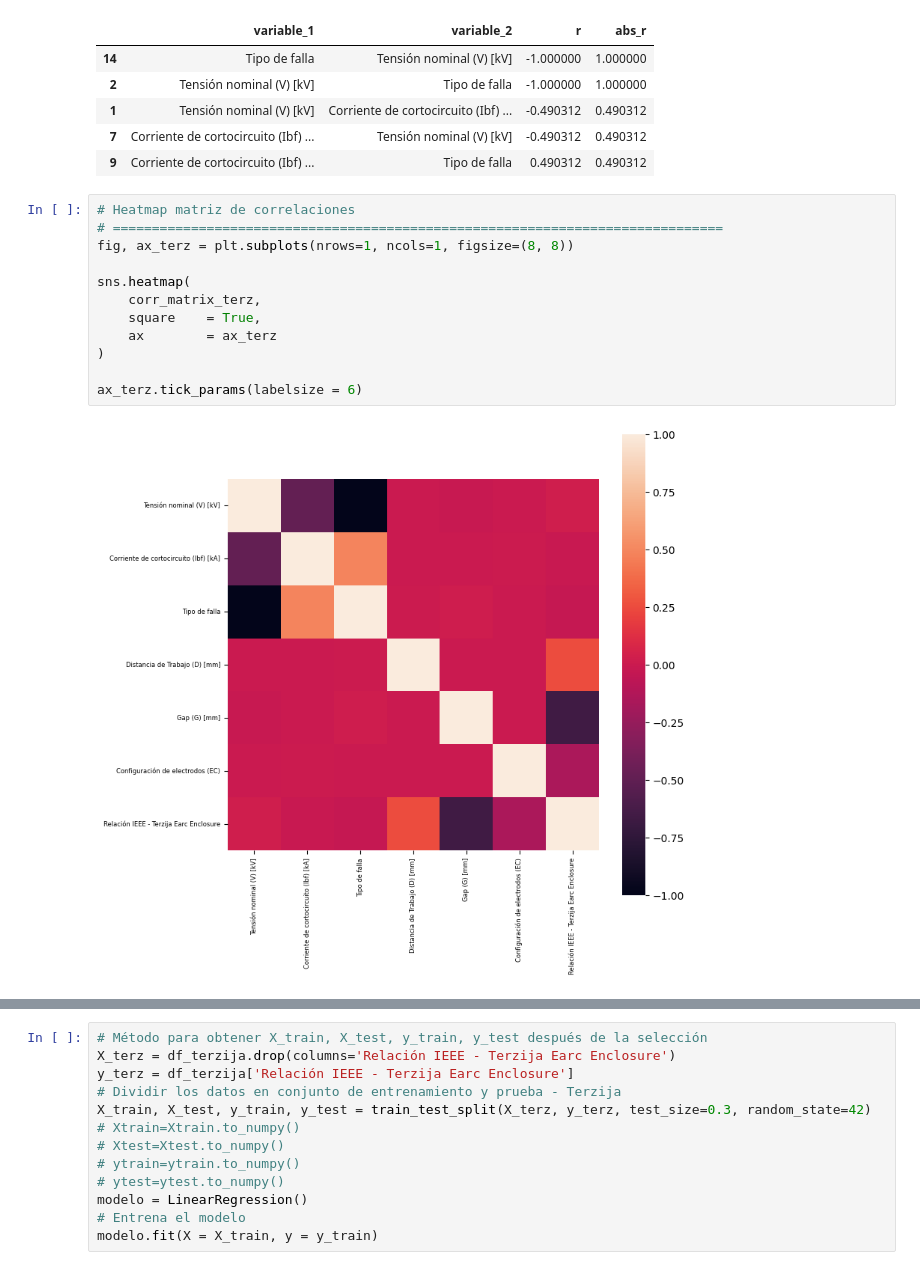
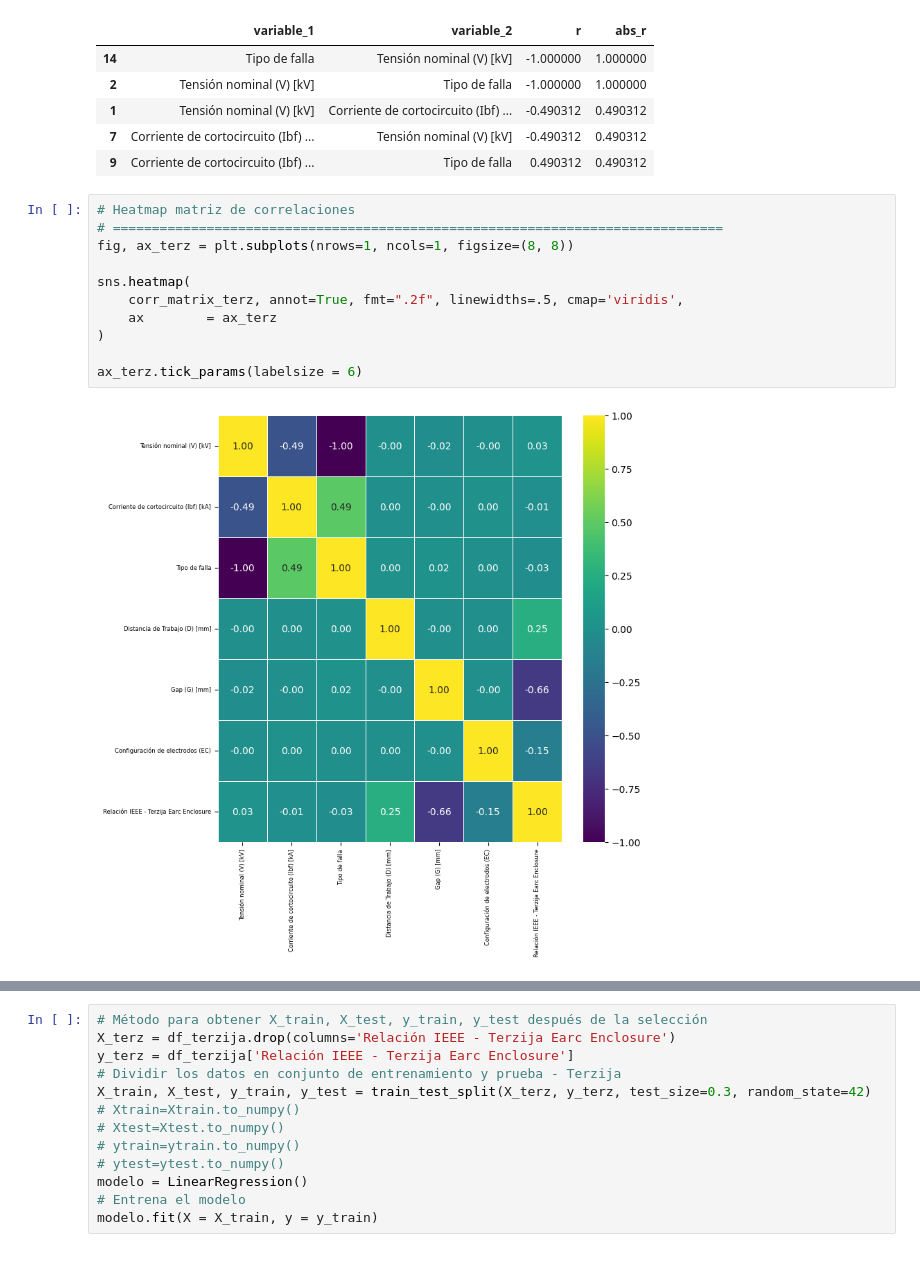
Before and after one commit to alvillegasru/15_kV_Arc_Flash, a Jupyter notebook: Cuadernos/Tesis_sin_Cenc_REGRESSORS.ipynb, the cells around one changed output, grey strips where cells are left out. Drawn from its saved outputs; the diff is of its cells as text.

```diff
--- a/Cuadernos/Tesis_sin_Cenc_REGRESSORS.ipynb
+++ b/Cuadernos/Tesis_sin_Cenc_REGRESSORS.ipynb
@@ -380,17 +388,16 @@ display(tidy_corr_matrix(corr_matrix_epri).head(5))
 # %%
 # Heatmap matriz de correlaciones
 # ==============================================================================
 fig, ax_terz = plt.subplots(nrows=1, ncols=1, figsize=(8, 8))
 
 sns.heatmap(
-    corr_matrix_terz,
-    square    = True,
+    corr_matrix_terz, annot=True, fmt=".2f", linewidths=.5, cmap='viridis',
     ax        = ax_terz
 )
 
 ax_terz.tick_params(labelsize = 6)
 # %% [output]
-[figure, old version]
+[figure, new version]
 # %%
 # Heatmap matriz de correlaciones
 # ==============================================================================
```
Also changed, not shown: parts of 3 cells of this notebook.
